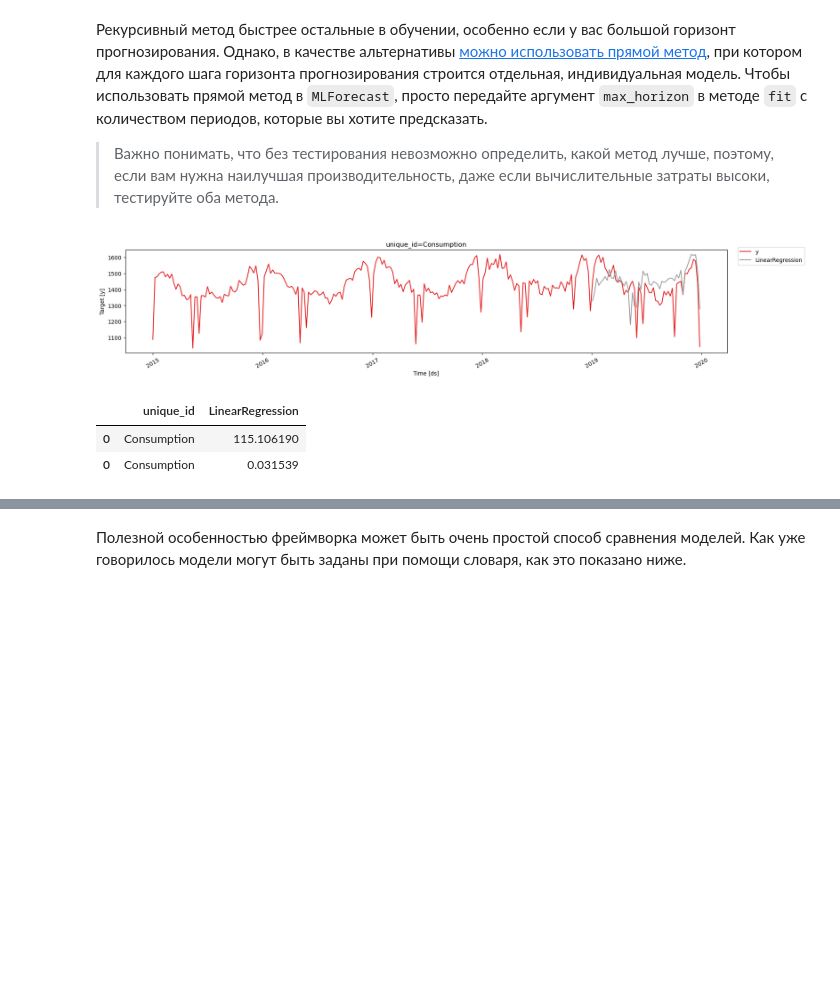
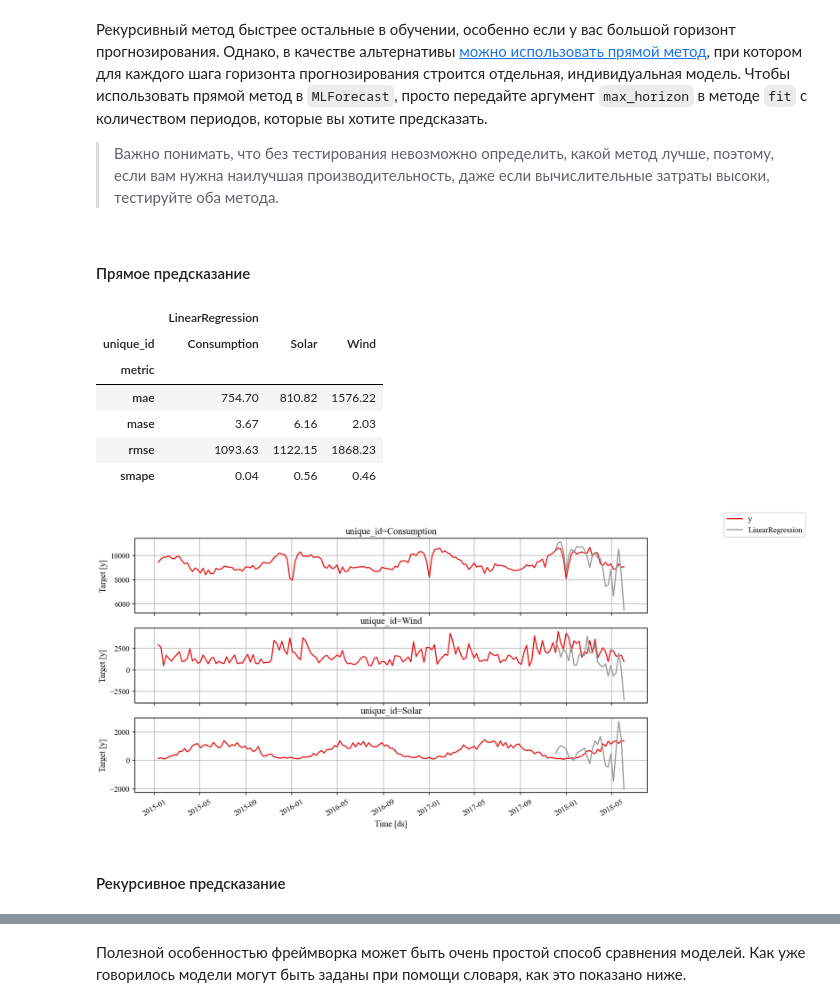
Before and after one commit to MVRonkin/TimeSeriesCourse, a Jupyter notebook: 2026/WS/06 - ML forecast.ipynb, the cells around one changed output, grey strips where cells are left out. Drawn from its saved outputs; the diff is of its cells as text; code cells hidden in the pictures; blank space fills up the shorter version.

```diff
--- a/2026/WS/06 - ML forecast.ipynb
+++ b/2026/WS/06 - ML forecast.ipynb
@@ -418,18 +479,32 @@ plt.show()
 
 <!-- Таким образом, если мы хотим предсказать 10 периодов, мы обучаем 10 моделей, каждая из которых будет предсказывать определенный шаг.
  -->
-# %%
-fcst.fit(df_train)
-preds = fcst.predict(FH)
-plot_series(df, preds,palette ='Set1')
-# %% [output]
-[figure, removed]
-# %%
-preds['y'] = df_test['y'].values
-cv_rmse  = rmse(preds, models=['LinearRegression'], id_col='unique_id')
-cv_smape = smape(preds, models=['LinearRegression'], id_col='unique_id')
-pd.concat([cv_rmse,cv_smape])
-# %% [output]
-|  | unique_id | LinearRegression |
-| 0 | Consumption | 115.106190 |
-| 0 | Consumption | 0.031539 |
+# %% [markdown]
+#### Прямое предсказание
+# %%
+fcst = MLForecast(
+    models=[LinearRegression()],
+    lags = lags,
+    freq=FREQ,
+    target_transforms=target_transforms,
+    date_features = date_features,
+    lag_transforms=lag_transforms,
+)
+fcst.fit(df_train, max_horizon = FH//4)
+fcst_sf = fcst.predict(FH//4)
+
+evaluate_and_plot(df_train,
+                  df_test,
+                  forecasts_or_eval = fcst_sf,
+                  metrics = metrics,)
+# %% [output]
+|  | LinearRegression |  |  |
+| unique_id | Consumption | Solar | Wind |
+| metric |  |  |  |
+| mae | 754.70 | 810.82 | 1576.22 |
+| mase | 3.67 | 6.16 | 2.03 |
+| rmse | 1093.63 | 1122.15 | 1868.23 |
+| smape | 0.04 | 0.56 | 0.46 |
+[figure, added]
+# %% [markdown]
+#### Рекурсивное предсказание
```
Also changed, not shown: parts of 44 cells of this notebook, 2 other files.
